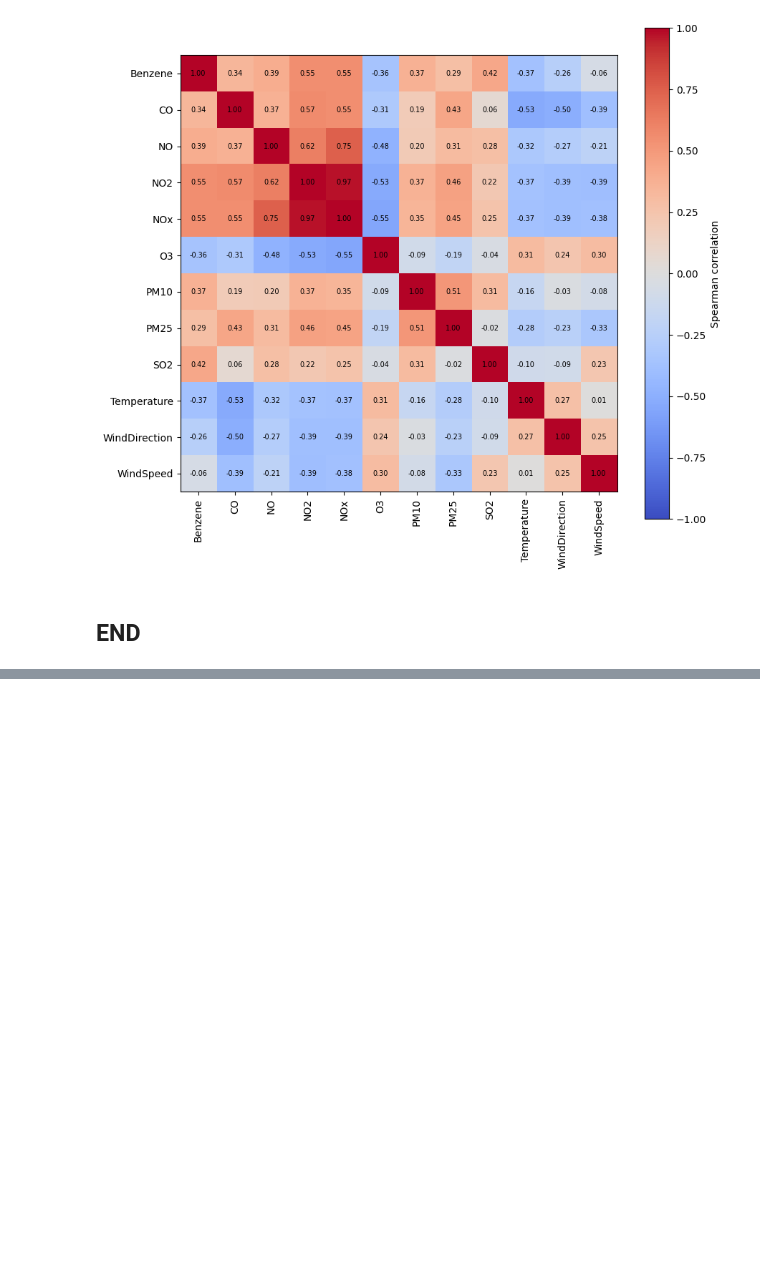
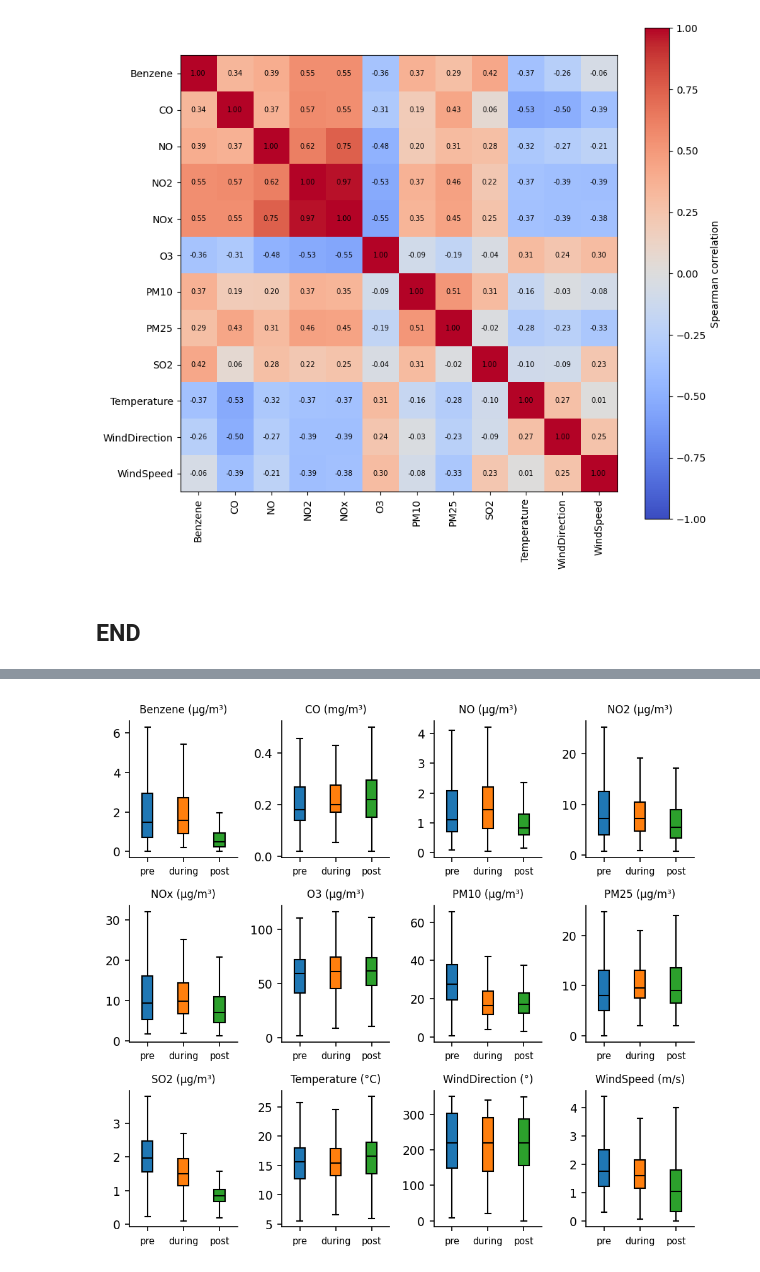
Before and after one commit to DuongAnhTran/AQI-Data-Analysis-Honours-Project, a Jupyter notebook: Dataset Characteristic (gafanha)/Characteristic.ipynb, the cells around one changed output, grey strips where cells are left out. Saved outputs shown, nothing was run; the diff lists cells and outputs as text; code cells hidden in the pictures; blank space fills up the shorter version.

```diff
--- a/Dataset Characteristic (gafanha)/Characteristic.ipynb
+++ b/Dataset Characteristic (gafanha)/Characteristic.ipynb
@@ -161,0 +168,13 @@ plt.show()
+# %%
+bounds = {"pre":    (None, "2020-02-29"),
+          "during": ("2020-03-01", "2021-04-30"),
+          "post":   ("2021-05-01", None)}
+pollutants = list(aqi_bins)
+# %%
+period = pd.Series(index=daily.index, dtype=object)
+for n, (s, e) in bounds.items():
+    period.loc[s:e] = n
+order = list(bounds)
+
+print(period.value_counts()[order])
+print((daily.isna().groupby(period).mean() * 100).T[order].round(1))
@@ -161,0 +237,12 @@ plt.show()
+# %%
+fig, axes = plt.subplots(3, 4, figsize=(6.5, 6))
+for ax, c in zip(axes.flat, cols):
+    bp = ax.boxplot([daily.loc[period == n, c].dropna() for n in order],
+                    patch_artist=True, showfliers=False, medianprops=dict(color="black"))
+    for box, n in zip(bp["boxes"], order):
+        box.set_facecolor(colors[n])
+    ax.set_xticks([1, 2, 3], order, fontsize=7)
+    ax.set_title(f"{c} ({units[c]})", fontsize=8)
+plt.tight_layout(); plt.savefig("period_boxplots.png"); plt.show()
+# %% [output]
+[figure, added]
```
Also changed, not shown: parts of 16 cells of this notebook, 7 other files.
